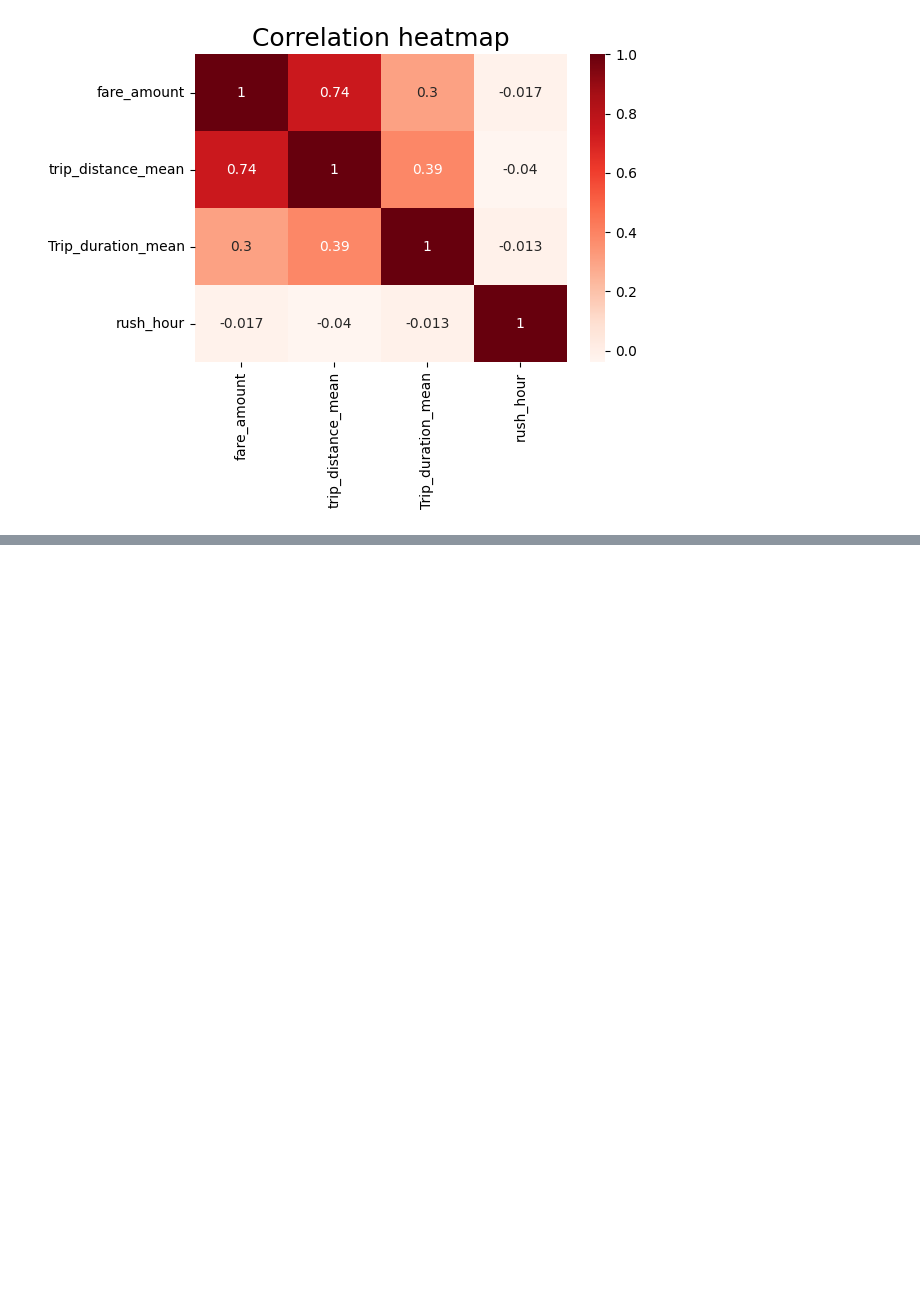
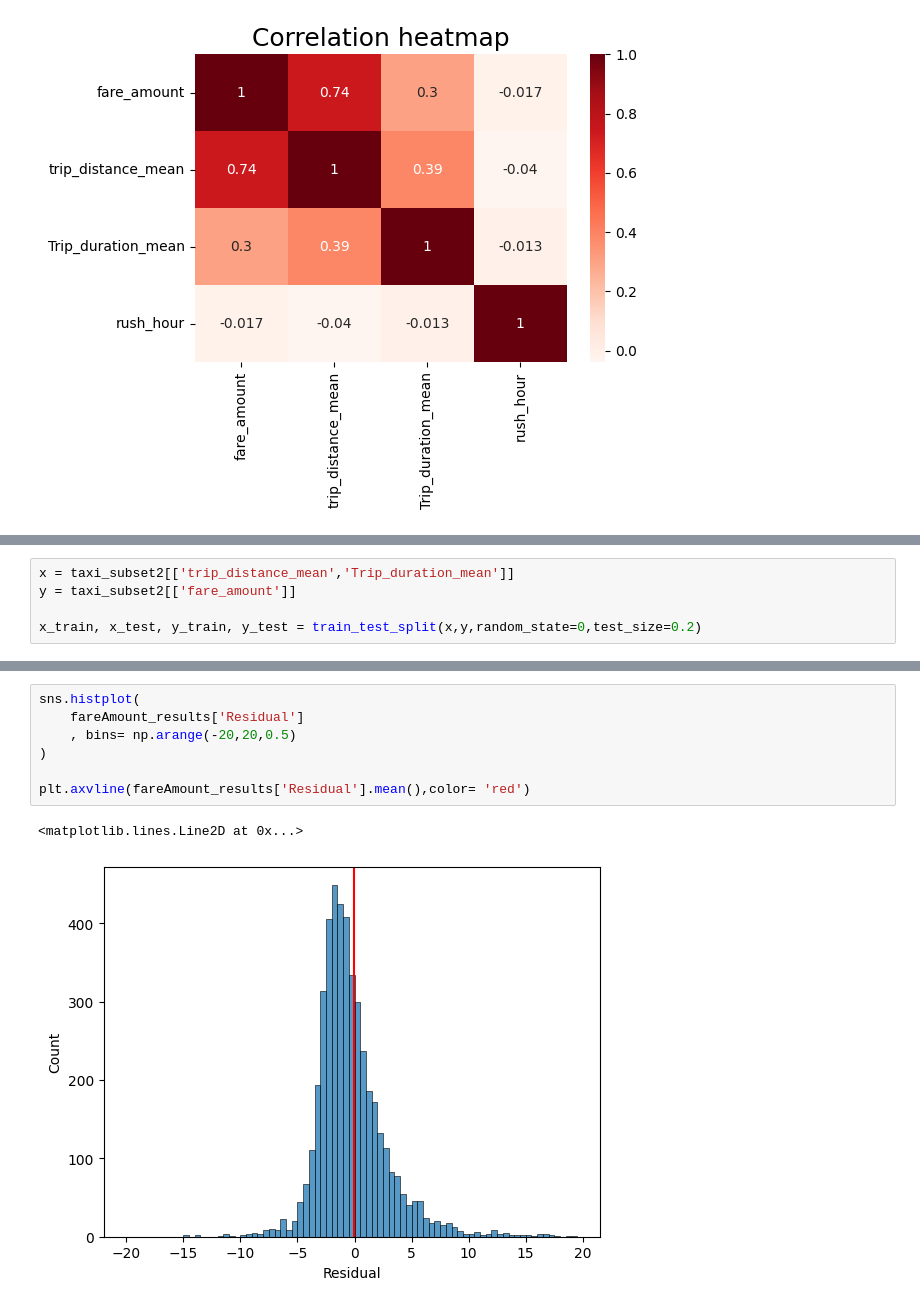
Before and after one commit to AfobCode/LearningPython, a Jupyter notebook: Automatidata/code/RegressionAnalysis.ipynb, the cells around one changed output, grey strips where cells are left out. Cells and saved outputs as stored; diff of their text form; blank space fills up the shorter version.

```diff
--- a/Automatidata/code/RegressionAnalysis.ipynb
+++ b/Automatidata/code/RegressionAnalysis.ipynb
@@ -598,0 +603,5 @@ plt.show()
+# %%
+x = taxi_subset2[['trip_distance_mean','Trip_duration_mean']]
+y = taxi_subset2[['fare_amount']]
+
+x_train, x_test, y_train, y_test = train_test_split(x,y,random_state=0,test_size=0.2)
@@ -598,0 +712,10 @@ plt.show()
+# %%
+sns.histplot(
+    fareAmount_results['Residual']
+    , bins= np.arange(-20,20,0.5)
+)
+
+plt.axvline(fareAmount_results['Residual'].mean(),color= 'red')
+# %% [output]
+<matplotlib.lines.Line2D at 0x...>
+[figure, added]
```
Also changed, not shown: parts of 13 cells of this notebook.
